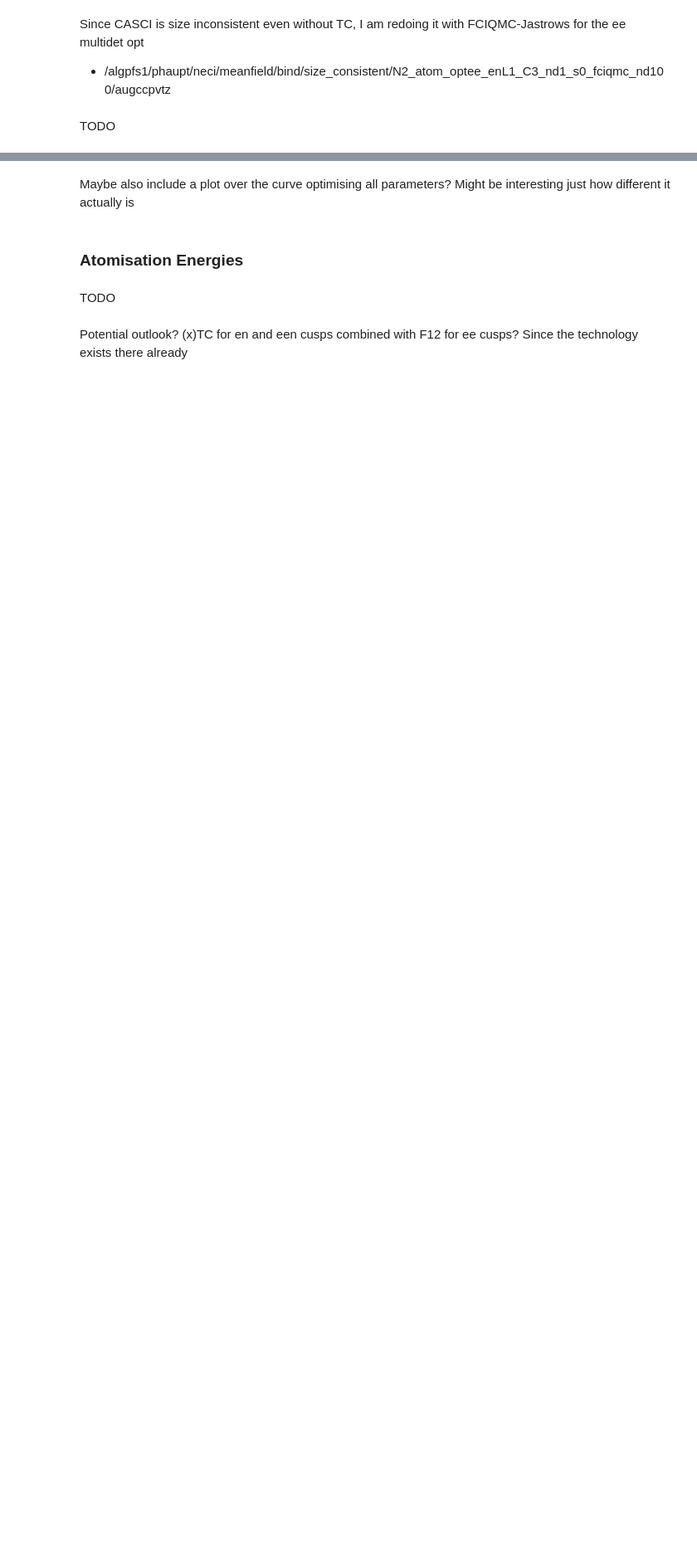
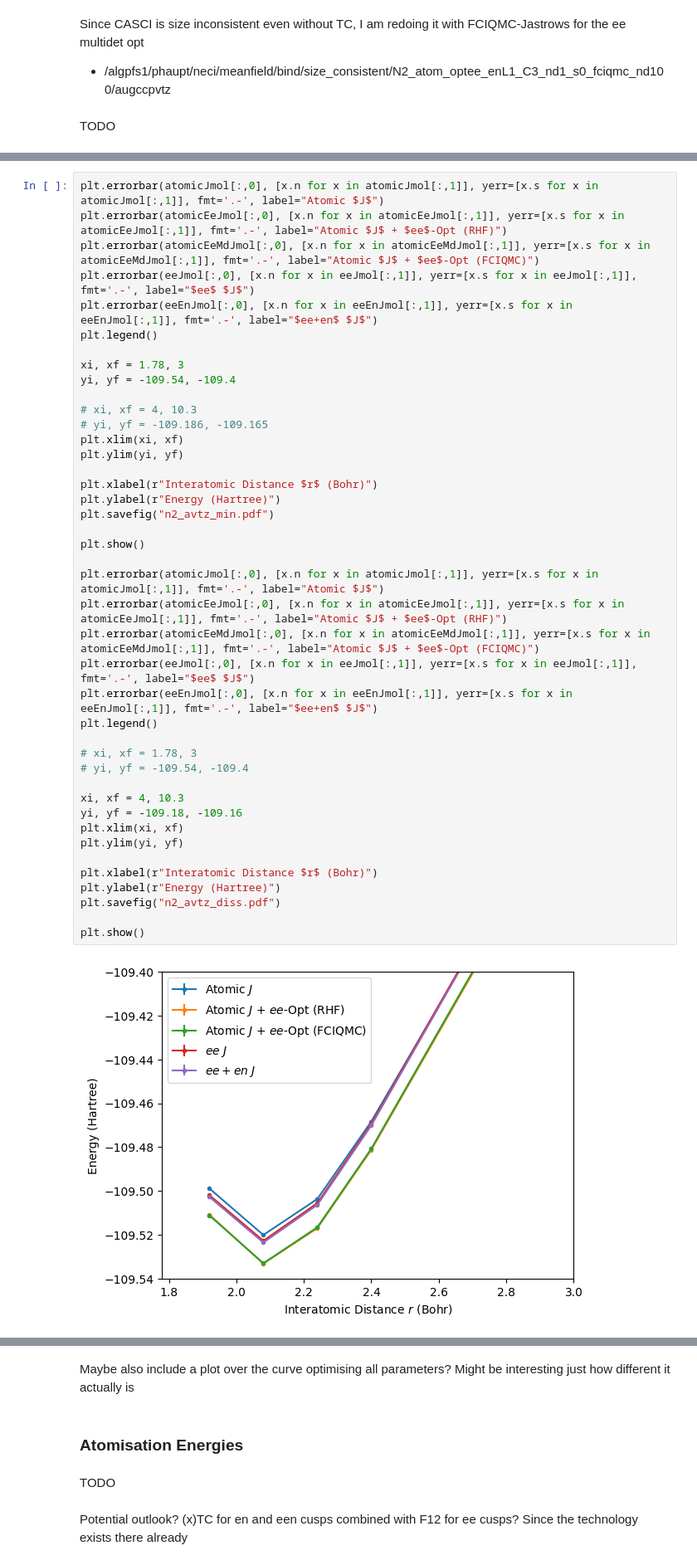
Before and after one commit to jphaupt/phdthesis_haupt, a Jupyter notebook: figures/universal/notes.ipynb, the cells around one changed output, grey strips where cells are left out. Shown at 83% size. Cells and saved outputs as stored; diff of their text form; blank space fills up the shorter version.

```diff
--- a/figures/universal/notes.ipynb
+++ b/figures/universal/notes.ipynb
@@ -263,0 +267,44 @@ plt.savefig("residuals.pdf")
+# %%
+plt.errorbar(atomicJmol[:,0], [x.n for x in atomicJmol[:,1]], yerr=[x.s for x in atomicJmol[:,1]], fmt='.-', label="Atomic $J$")
+plt.errorbar(atomicEeJmol[:,0], [x.n for x in atomicEeJmol[:,1]], yerr=[x.s for x in atomicEeJmol[:,1]], fmt='.-', label="Atomic $J$ + $ee$-Opt (RHF)")
+plt.errorbar(atomicEeMdJmol[:,0], [x.n for x in atomicEeMdJmol[:,1]], yerr=[x.s for x in atomicEeMdJmol[:,1]], fmt='.-', label="Atomic $J$ + $ee$-Opt (FCIQMC)")
+plt.errorbar(eeJmol[:,0], [x.n for x in eeJmol[:,1]], yerr=[x.s for x in eeJmol[:,1]], fmt='.-', label="$ee$ $J$")
+plt.errorbar(eeEnJmol[:,0], [x.n for x in eeEnJmol[:,1]], yerr=[x.s for x in eeEnJmol[:,1]], fmt='.-', label="$ee+en$ $J$")
+plt.legend()
+
+xi, xf = 1.78, 3
+yi, yf = -109.54, -109.4
+
+# xi, xf = 4, 10.3
+# yi, yf = -109.186, -109.165
+plt.xlim(xi, xf)
+plt.ylim(yi, yf)
+
+plt.xlabel(r"Interatomic Distance $r$ (Bohr)")
+plt.ylabel(r"Energy (Hartree)")
+plt.savefig("n2_avtz_min.pdf")
+
+plt.show()
+
+plt.errorbar(atomicJmol[:,0], [x.n for x in atomicJmol[:,1]], yerr=[x.s for x in atomicJmol[:,1]], fmt='.-', label="Atomic $J$")
+plt.errorbar(atomicEeJmol[:,0], [x.n for x in atomicEeJmol[:,1]], yerr=[x.s for x in atomicEeJmol[:,1]], fmt='.-', label="Atomic $J$ + $ee$-Opt (RHF)")
+plt.errorbar(atomicEeMdJmol[:,0], [x.n for x in atomicEeMdJmol[:,1]], yerr=[x.s for x in atomicEeMdJmol[:,1]], fmt='.-', label="Atomic $J$ + $ee$-Opt (FCIQMC)")
+plt.errorbar(eeJmol[:,0], [x.n for x in eeJmol[:,1]], yerr=[x.s for x in eeJmol[:,1]], fmt='.-', label="$ee$ $J$")
+plt.errorbar(eeEnJmol[:,0], [x.n for x in eeEnJmol[:,1]], yerr=[x.s for x in eeEnJmol[:,1]], fmt='.-', label="$ee+en$ $J$")
+plt.legend()
+
+# xi, xf = 1.78, 3
+# yi, yf = -109.54, -109.4
+
+xi, xf = 4, 10.3
+yi, yf = -109.18, -109.16
+plt.xlim(xi, xf)
+plt.ylim(yi, yf)
+
+plt.xlabel(r"Interatomic Distance $r$ (Bohr)")
+plt.ylabel(r"Energy (Hartree)")
+plt.savefig("n2_avtz_diss.pdf")
+
+plt.show()
+# %% [output]
+[figure, added]
```
Also changed, not shown: parts of 2 cells of this notebook, 4 other files.
